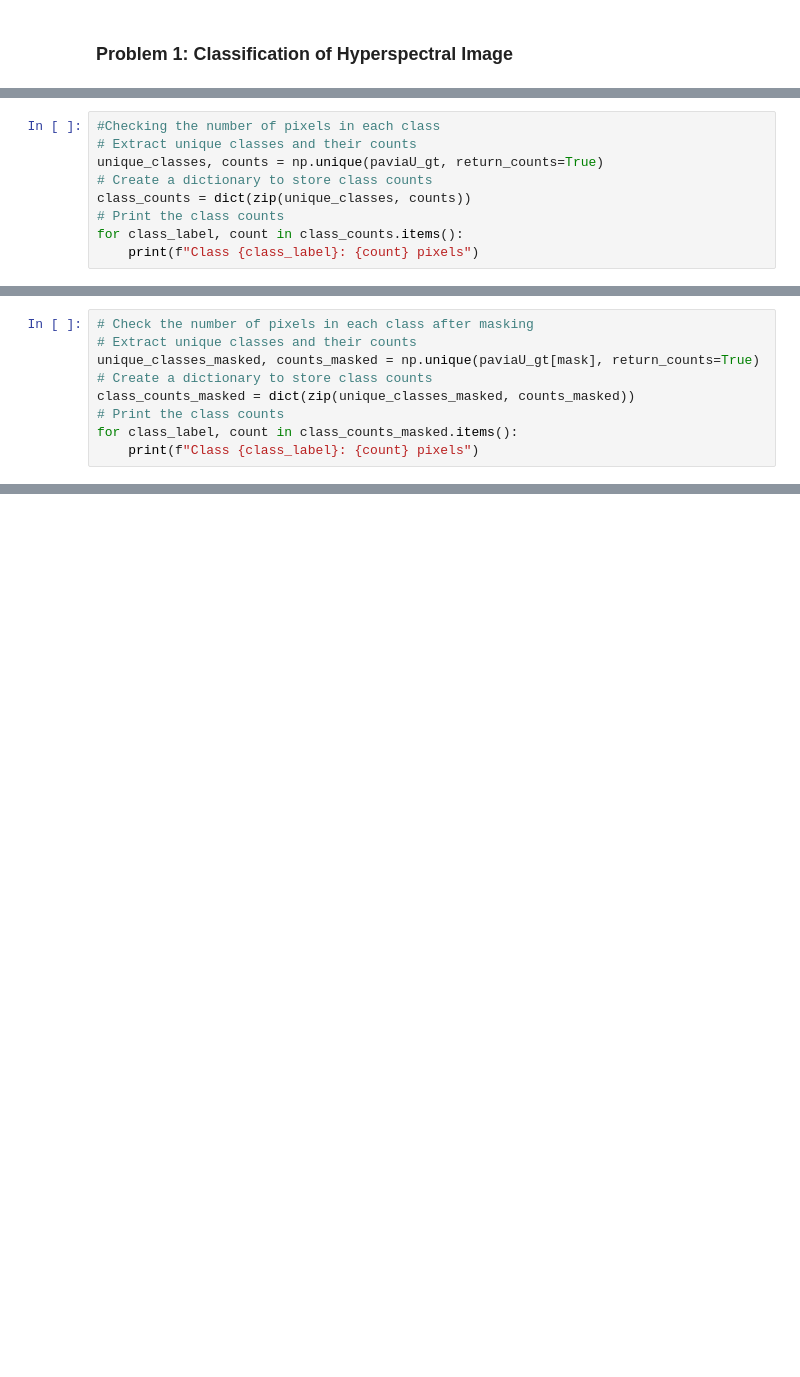
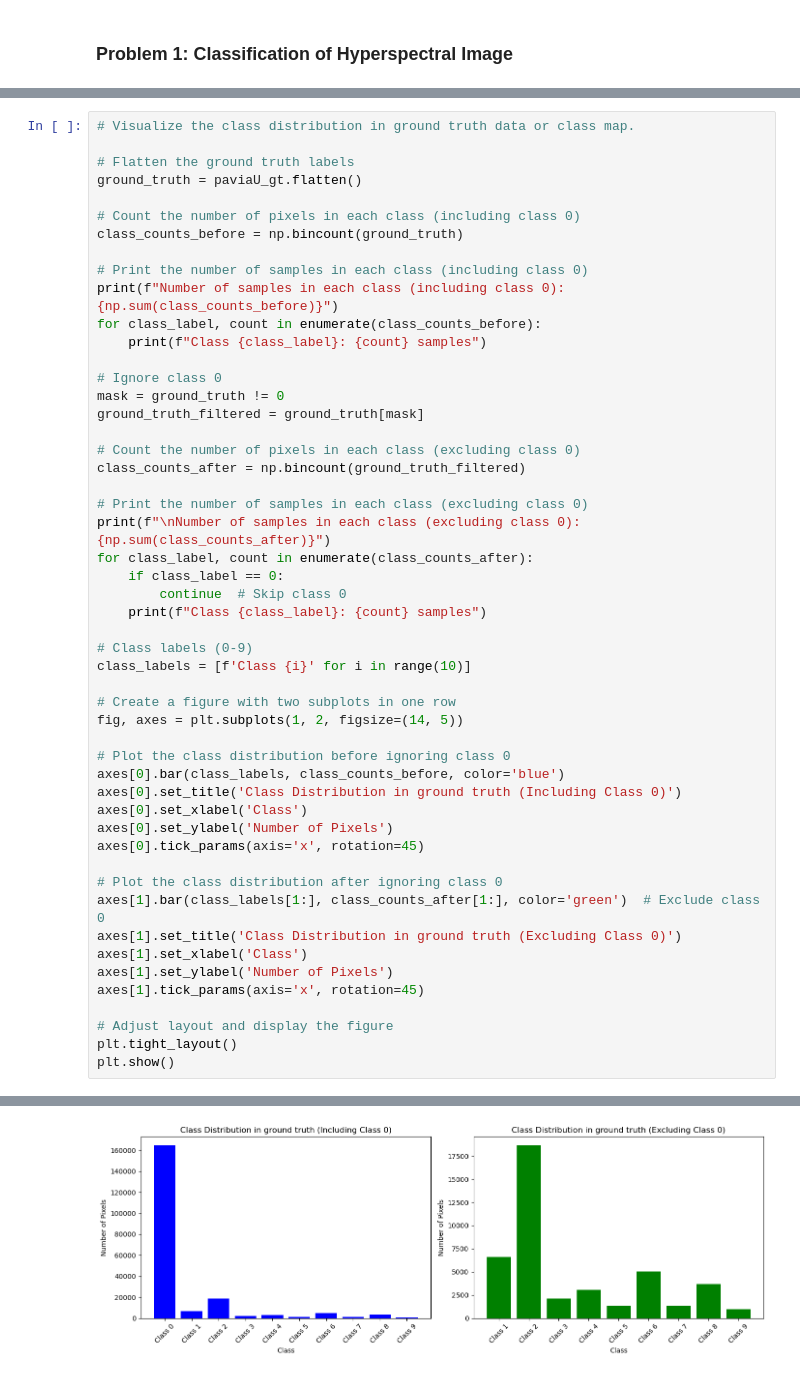
Before and after one commit to SagarLekhak/IMG_689_Graduate_Special_Topics, a Jupyter notebook: ml_2/hw_3.ipynb, the cells around one changed output, grey strips where cells are left out. Saved outputs shown, nothing was run; the diff lists cells and outputs as text; blank space fills up the shorter version.

```diff
--- a/ml_2/hw_3.ipynb
+++ b/ml_2/hw_3.ipynb
@@ -303,9 +13,0 @@ In such case, we can proceed with the following steps:
-# %%
-#Checking the number of pixels in each class
-# Extract unique classes and their counts
-unique_classes, counts = np.unique(paviaU_gt, return_counts=True)
-# Create a dictionary to store class counts
-class_counts = dict(zip(unique_classes, counts))
-# Print the class counts
-for class_label, count in class_counts.items():
-    print(f"Class {class_label}: {count} pixels")
@@ -376,9 +13,0 @@ samples_masked.shape
-# %%
-# Check the number of pixels in each class after masking
-# Extract unique classes and their counts
-unique_classes_masked, counts_masked = np.unique(paviaU_gt[mask], return_counts=True)
-# Create a dictionary to store class counts
-class_counts_masked = dict(zip(unique_classes_masked, counts_masked))
-# Print the class counts
-for class_label, count in class_counts_masked.items():
-    print(f"Class {class_label}: {count} pixels")
@@ -470,0 +253,52 @@ plot_pca_components(paviaU_pca, n_components=10, title='PCA Components of PaviaU
+# %%
+# Visualize the class distribution in ground truth data or class map.
+
+# Flatten the ground truth labels
+ground_truth = paviaU_gt.flatten()
+
+# Count the number of pixels in each class (including class 0)
+class_counts_before = np.bincount(ground_truth)
+
+# Print the number of samples in each class (including class 0)
+print(f"Number of samples in each class (including class 0): {np.sum(class_counts_before)}")
+for class_label, count in enumerate(class_counts_before):
+    print(f"Class {class_label}: {count} samples")
+
+# Ignore class 0
+mask = ground_truth != 0
+ground_truth_filtered = ground_truth[mask]
+
+# Count the number of pixels in each class (excluding class 0)
+class_counts_after = np.bincount(ground_truth_filtered)
+
+# Print the number of samples in each class (excluding class 0)
+print(f"\nNumber of samples in each class (excluding class 0): {np.sum(class_counts_after)}")
+for class_label, count in enumerate(class_counts_after):
+    if class_label == 0:
+        continue  # Skip class 0
+    print(f"Class {class_label}: {count} samples")
+
+# Class labels (0-9)
+class_labels = [f'Class {i}' for i in range(10)]
+
+# Create a figure with two subplots in one row
+fig, axes = plt.subplots(1, 2, figsize=(14, 5))
+
+# Plot the class distribution before ignoring class 0
+axes[0].bar(class_labels, class_counts_before, color='blue')
+axes[0].set_title('Class Distribution in ground truth (Including Class 0)')
+axes[0].set_xlabel('Class')
+axes[0].set_ylabel('Number of Pixels')
+axes[0].tick_params(axis='x', rotation=45)
+
+# Plot the class distribution after ignoring class 0
+axes[1].bar(class_labels[1:], class_counts_after[1:], color='green')  # Exclude class 0
+axes[1].set_title('Class Distribution in ground truth (Excluding Class 0)')
+axes[1].set_xlabel('Class')
+axes[1].set_ylabel('Number of Pixels')
+axes[1].tick_params(axis='x', rotation=45)
+
+# Adjust layout and display the figure
+plt.tight_layout()
+plt.show()
+# %% [output]
@@ -470,0 +322 @@ plot_pca_components(paviaU_pca, n_components=10, title='PCA Components of PaviaU
+[figure, added]
```
Also changed, not shown: parts of 44 cells of this notebook.
